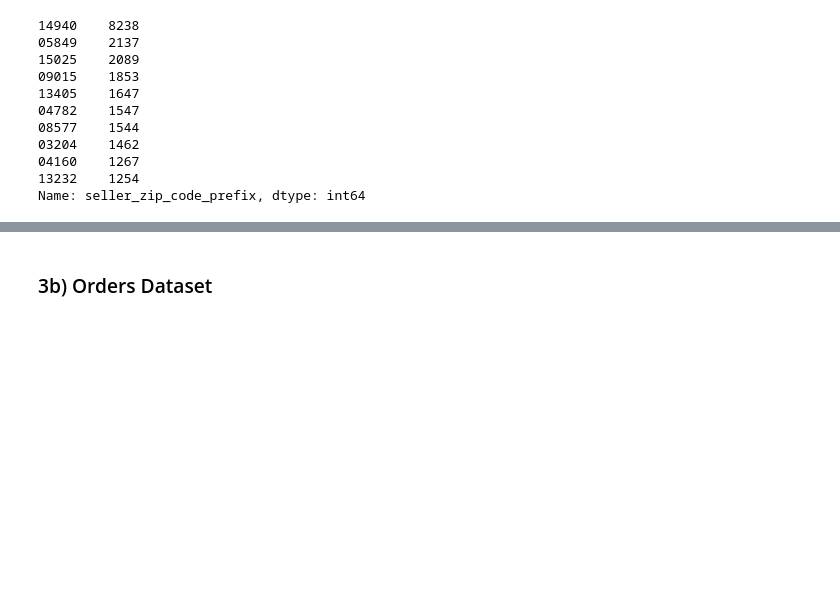
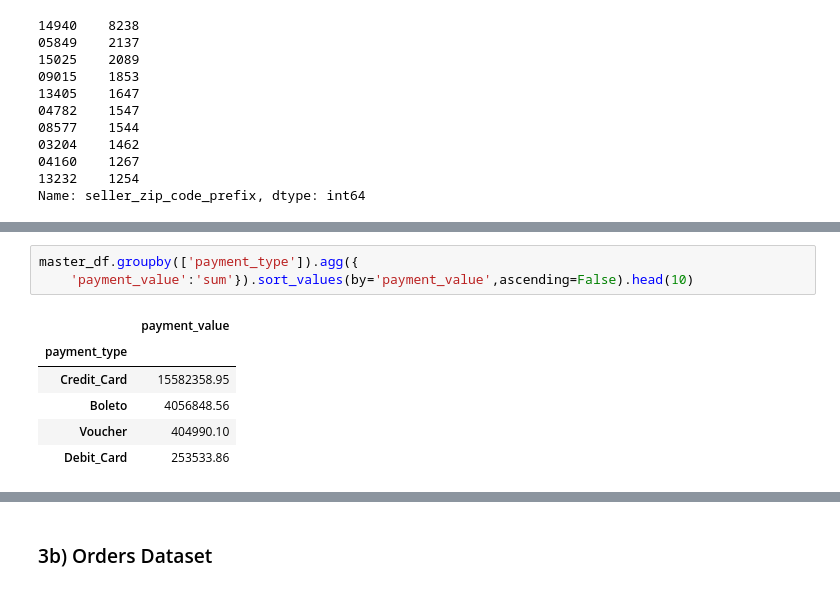
Before and after one commit to RossReisman/Data-Analyst-Portfolio, a Jupyter notebook: Python/brazil/brazil.ipynb, the cells around one changed output, grey strips where cells are left out. Saved outputs shown, nothing was run; the diff lists cells and outputs as text; blank space fills up the shorter version.

```diff
--- a/Python/brazil/brazil.ipynb
+++ b/Python/brazil/brazil.ipynb
@@ -2230,0 +2233,10 @@ plt.show()
+# %%
+master_df.groupby(['payment_type']).agg({
+    'payment_value':'sum'}).sort_values(by='payment_value',ascending=False).head(10)
+# %% [output]
+|  | payment_value |
+| payment_type |  |
+| Credit_Card | 15582358.95 |
+| Boleto | 4056848.56 |
+| Voucher | 404990.10 |
+| Debit_Card | 253533.86 |
```
Also changed, not shown: parts of 9 cells of this notebook.
